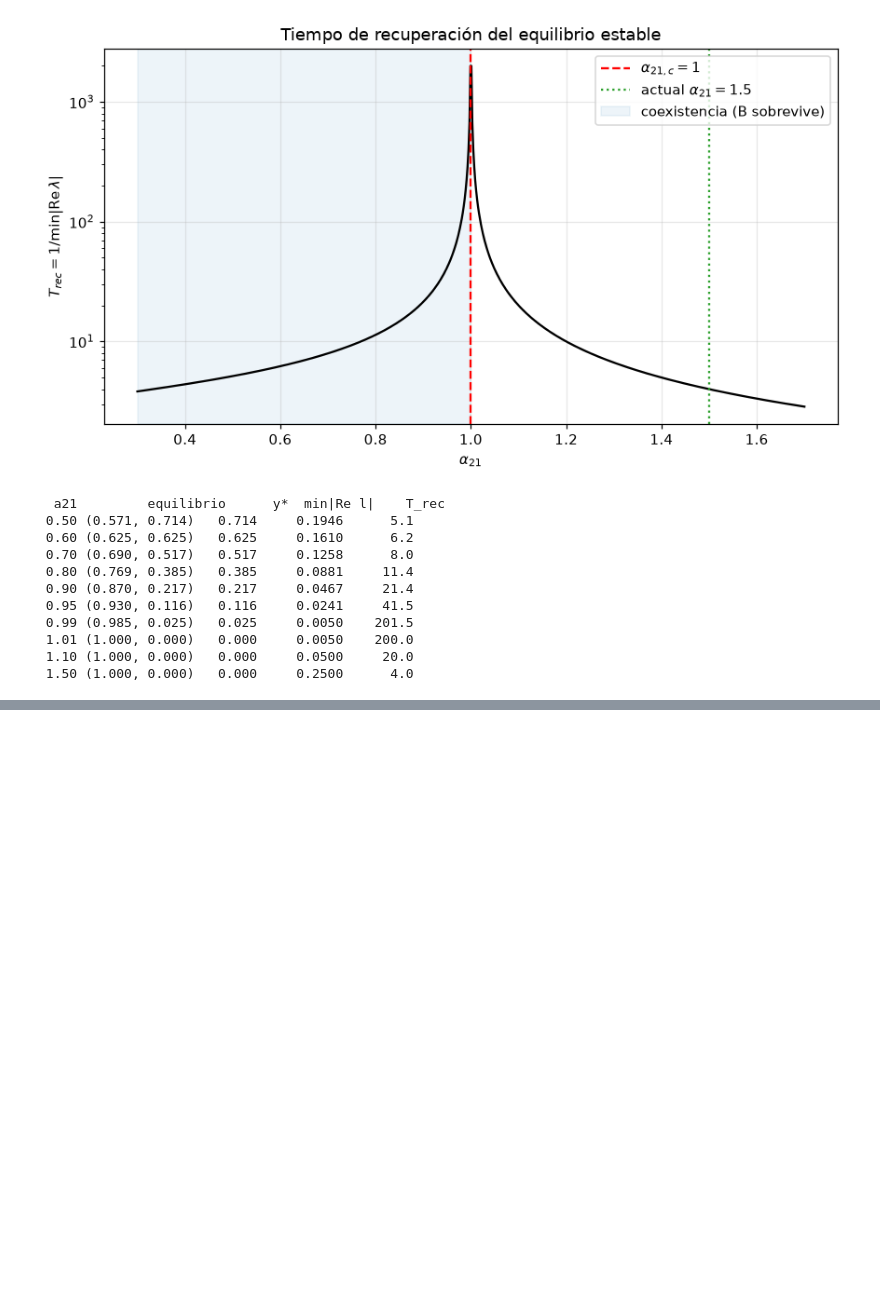
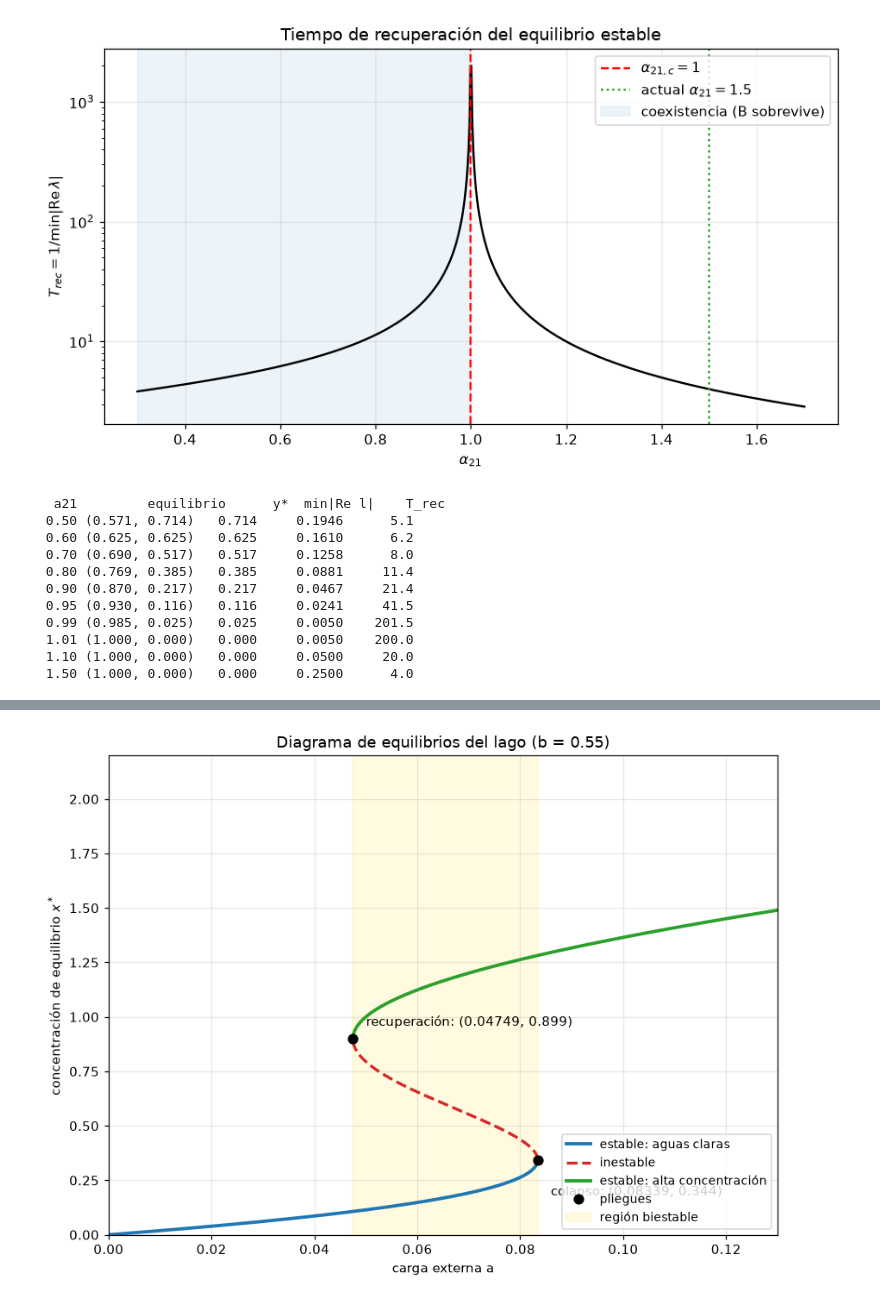
Before and after one commit to Branuvg/hdt6_modsim, a Jupyter notebook: hdt6.ipynb, the cells around one changed output, grey strips where cells are left out. Saved outputs shown, nothing was run; the diff lists cells and outputs as text; code cells hidden in the pictures; blank space fills up the shorter version.

Commit message:
Task 3.1: Lago con reciclaje interno de nutrientes

```diff
--- a/hdt6.ipynb
+++ b/hdt6.ipynb
@@ -699,0 +768,29 @@ for a in [0.5, 0.6, 0.7, 0.8, 0.9, 0.95, 0.99, 1.01, 1.1, 1.5]:
+# %%
+# Task 3.1c — Curva de equilibrios: ramas estables e inestable.
+x_diagrama = np.linspace(0, 2.2, 1500)
+a_diagrama = g_lago(x_diagrama)
+estable_baja = x_diagrama <= x_col
+inestable = (x_diagrama >= x_col) & (x_diagrama <= x_rec)
+estable_alta = x_diagrama >= x_rec
+
+fig, ax = plt.subplots(figsize=(8, 6))
+ax.plot(a_diagrama[estable_baja], x_diagrama[estable_baja], color="tab:blue", lw=2.5,
+        label="estable: aguas claras")
+ax.plot(a_diagrama[inestable], x_diagrama[inestable], color="tab:red", lw=2.2, ls="--",
+        label="inestable")
+ax.plot(a_diagrama[estable_alta], x_diagrama[estable_alta], color="tab:green", lw=2.5,
+        label="estable: alta concentración")
+ax.plot([a_col, a_rec], [x_col, x_rec], "ko", ms=7, label="pliegues")
+ax.axvspan(a_rec, a_col, color="gold", alpha=0.12, label="región biestable")
+ax.annotate(f"colapso: ({a_col:.5f}, {x_col:.3f})", (a_col, x_col),
+            xytext=(10, -27), textcoords="offset points")
+ax.annotate(f"recuperación: ({a_rec:.5f}, {x_rec:.3f})", (a_rec, x_rec),
+            xytext=(10, 10), textcoords="offset points")
+ax.set(xlim=(0, 0.13), ylim=(0, 2.2), xlabel="carga externa a",
+       ylabel=r"concentración de equilibrio $x^*$",
+       title=f"Diagrama de equilibrios del lago (b = {b_lago:.2f})")
+ax.legend(loc="lower right", fontsize=9)
+plt.tight_layout()
+plt.show()
+# %% [output]
+[figure, added]
```
Also changed, not shown: parts of 7 cells of this notebook.
